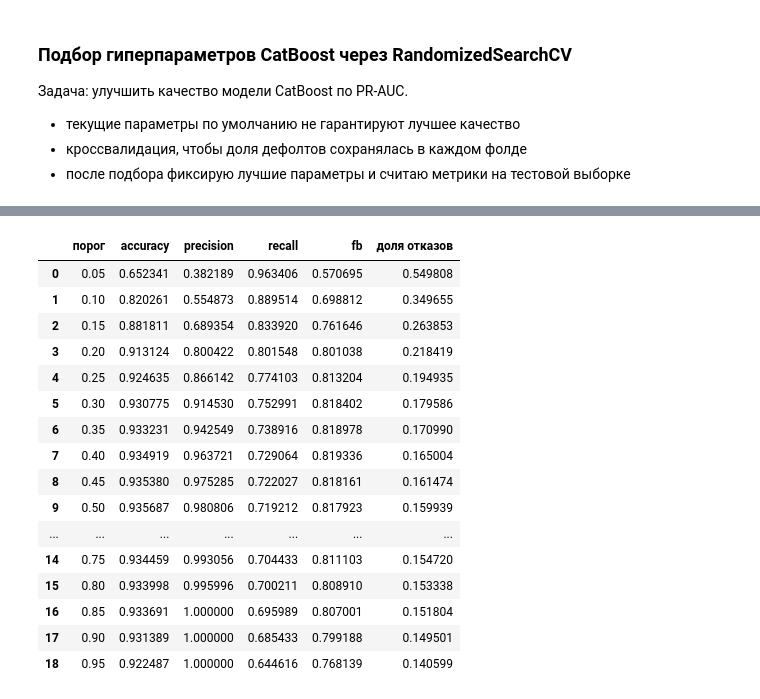
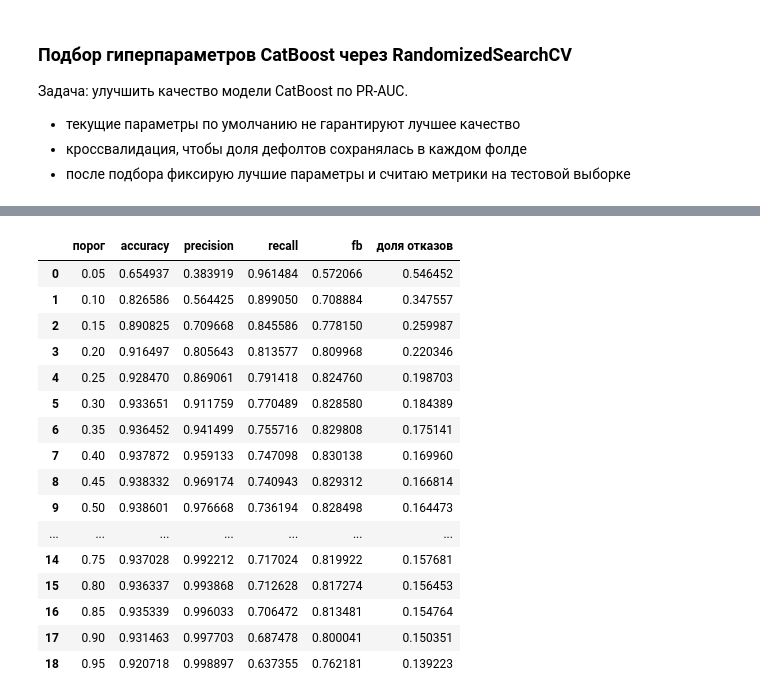
Before and after one commit to rodionpotapov/trening, a Jupyter notebook: prod/pet_project/notebook.ipynb, the cells around one changed output, grey strips where cells are left out. Drawn from its saved outputs; the diff is of its cells as text; code cells hidden in the pictures.

```diff
--- a/prod/pet_project/notebook.ipynb
+++ b/prod/pet_project/notebook.ipynb
@@ -637,52 +646,73 @@ plt.show()
 # %%
 thresholds = np.linspace(0.05, 0.95, 19)
-bet = np.arange(1.1, 2, 0.04)
+bet = np.arange(1.1, 2.0, 0.04)
 rows = []
 
-tmp = 0
-beta = 0
-for t in thresholds:
-    y_pred = (p_test >= t).astype(int)
-    for i in bet:
-        metric = fbeta_score(Y_test, y_pred, beta = i,  zero_division=0)
-        if metric > tmp:
-            beta = i
-            tmp = metric
+p_oof = np.zeros(len(X_train), dtype=float)
 
-rr = 0.2
+for tr_idx, val_idx in cv.split(X_train, Y_train):
+    X_tr = X_train.iloc[tr_idx]
+    y_tr = Y_train[tr_idx]
+    X_val = X_train.iloc[val_idx]
+
+
+    model_fold = CatBoostClassifier(
+        random_seed=1,
+        verbose=False,
+        allow_writing_files=False,
+        learning_rate =  0.1,
+        l2_leaf_reg = 1,
+        iterations = 600,
+        depth = 4
+    )
+
+    model_fold.fit(X_tr, y_tr, cat_features=cat_idx)
+    p_oof[val_idx] = model_fold.predict_proba(X_val)[:, 1]
+
+tmp = -1
+beta = None
+best_t = None
 
 for t in thresholds:
-    y_pred = (p_test >= t).astype(int)
+    y_pred = (p_oof >= t).astype(int)
+    for b in bet:
+        metric = fbeta_score(Y_train, y_pred, beta=b, zero_division=0)
+        if metric > tmp:
+            tmp = metric
+            beta = b
+            best_t = t
 
+for t in thresholds:
+    y_pred = (p_oof >= t).astype(int)
     rows.append({
         "порог": float(t),
-        "accuracy": accuracy_score(Y_test, y_pred),
-        "precision": precision_score(Y_test, y_pred, zero_division=0),
-        "recall": recall_score(Y_test, y_pred, zero_division=0),
-        "fb": fbeta_score(Y_test, y_pred, beta = beta,  zero_division=0),
+        "accuracy": accuracy_score(Y_train, y_pred),
+        "precision": precision_score(Y_train, y_pred, zero_division=0),
+        "recall": recall_score(Y_train, y_pred, zero_division=0),
+        "fb": fbeta_score(Y_train, y_pred, beta=beta, zero_division=0),
         "доля отказов": y_pred.mean()
     })
 
 table = pd.DataFrame(rows).sort_values("порог")
 table
 # %% [output]
 |  | порог | accuracy | precision | recall | fb | доля отказов |
-| 0 | 0.05 | 0.652341 | 0.382189 | 0.963406 | 0.570695 | 0.549808 |
-| 1 | 0.10 | 0.820261 | 0.554873 | 0.889514 | 0.698812 | 0.349655 |
-| 2 | 0.15 | 0.881811 | 0.689354 | 0.833920 | 0.761646 | 0.263853 |
-| 3 | 0.20 | 0.913124 | 0.800422 | 0.801548 | 0.801038 | 0.218419 |
-| 4 | 0.25 | 0.924635 | 0.866142 | 0.774103 | 0.813204 | 0.194935 |
-| 5 | 0.30 | 0.930775 | 0.914530 | 0.752991 | 0.818402 | 0.179586 |
-| 6 | 0.35 | 0.933231 | 0.942549 | 0.738916 | 0.818978 | 0.170990 |
-| 7 | 0.40 | 0.934919 | 0.963721 | 0.729064 | 0.819336 | 0.165004 |
-| 8 | 0.45 | 0.935380 | 0.975285 | 0.722027 | 0.818161 | 0.161474 |
-| 9 | 0.50 | 0.935687 | 0.980806 | 0.719212 | 0.817923 | 0.159939 |
+| 0 | 0.05 | 0.654937 | 0.383919 | 0.961484 | 0.572066 | 0.546452 |
+| 1 | 0.10 | 0.826586 | 0.564425 | 0.899050 | 0.708884 | 0.347557 |
+| 2 | 0.15 | 0.890825 | 0.709668 | 0.845586 | 0.778150 | 0.259987 |
+| 3 | 0.20 | 0.916497 | 0.805643 | 0.813577 | 0.809968 | 0.220346 |
+| 4 | 0.25 | 0.928470 | 0.869061 | 0.791418 | 0.824760 | 0.198703 |
+| 5 | 0.30 | 0.933651 | 0.911759 | 0.770489 | 0.828580 | 0.184389 |
+| 6 | 0.35 | 0.936452 | 0.941499 | 0.755716 | 0.829808 | 0.175141 |
+| 7 | 0.40 | 0.937872 | 0.959133 | 0.747098 | 0.830138 | 0.169960 |
+| 8 | 0.45 | 0.938332 | 0.969174 | 0.740943 | 0.829312 | 0.166814 |
+| 9 | 0.50 | 0.938601 | 0.976668 | 0.736194 | 0.828498 | 0.164473 |
 | ... | ... | ... | ... | ... | ... | ... |
-| 14 | 0.75 | 0.934459 | 0.993056 | 0.704433 | 0.811103 | 0.154720 |
-| 15 | 0.80 | 0.933998 | 0.995996 | 0.700211 | 0.808910 | 0.153338 |
-| 16 | 0.85 | 0.933691 | 1.000000 | 0.695989 | 0.807001 | 0.151804 |
-| 17 | 0.90 | 0.931389 | 1.000000 | 0.685433 | 0.799188 | 0.149501 |
-| 18 | 0.95 | 0.922487 | 1.000000 | 0.644616 | 0.768139 | 0.140599 |
+| 14 | 0.75 | 0.937028 | 0.992212 | 0.717024 | 0.819922 | 0.157681 |
+| 15 | 0.80 | 0.936337 | 0.993868 | 0.712628 | 0.817274 | 0.156453 |
+| 16 | 0.85 | 0.935339 | 0.996033 | 0.706472 | 0.813481 | 0.154764 |
+| 17 | 0.90 | 0.931463 | 0.997703 | 0.687478 | 0.800041 | 0.150351 |
+| 18 | 0.95 | 0.920718 | 0.998897 | 0.637355 | 0.762181 | 0.139223 |
 # %%
 best_row = table.loc[table["fb"].idxmax()]
 best_t = best_row["порог"]
```
Also changed, not shown: parts of 16 cells of this notebook.
